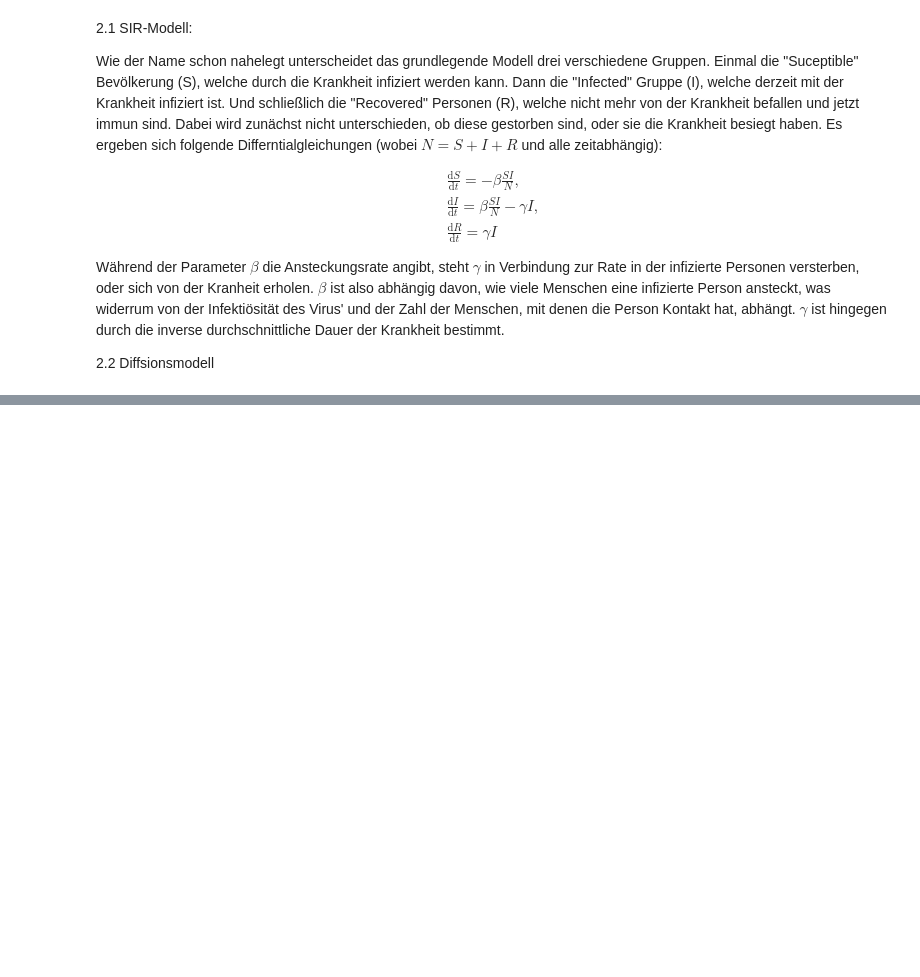
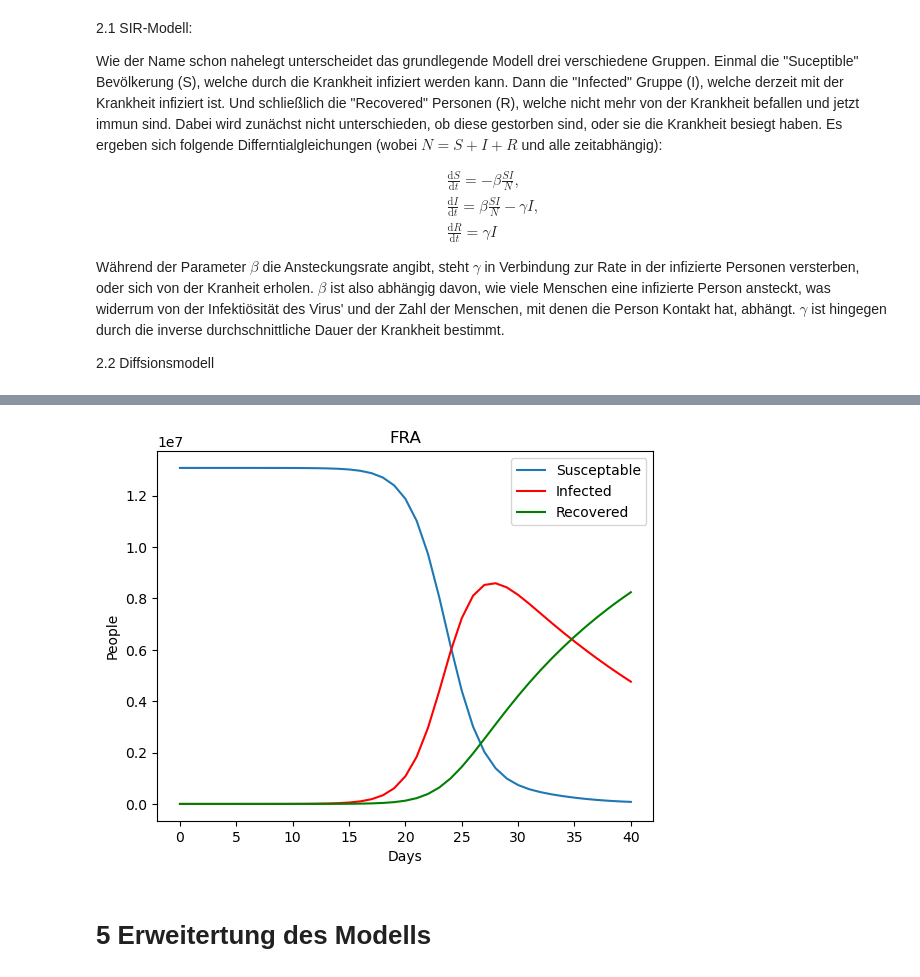
Before and after one commit to LoloSpirit/PlagueInc, a Jupyter notebook: Ausarbeitung_Projekt.ipynb, the cells around one changed output, grey strips where cells are left out. Drawn from its saved outputs; the diff is of its cells as text; code cells hidden in the pictures; blank space fills up the shorter version.

```diff
--- a/Ausarbeitung_Projekt.ipynb
+++ b/Ausarbeitung_Projekt.ipynb
@@ -44,0 +273,34 @@ Während der Parameter $\beta$ die Ansteckungsrate angibt, steht $\gamma$ in Ver
+# %%
+def combined_simulation(beta, gamma, ds, di, dr, days):
+
+    SIR_values = {}
+    for c in cities:
+        SIR_values[c] = []
+    t = [0]
+
+    # add initial state
+    for c in cities.values():
+        SIR_values[c.IATA].append((c.S, c.I, c.R))
+
+    for i in range(days):
+        for c in cities.values():
+            c = step_SIR(c,beta,gamma,1)
+            diff_S, diff_I, diff_R = calculate_travel (c, ds, di, dr, routes_matrix)
+            c.S += diff_S
+            c.I += diff_I
+            c.R += diff_R
+
+            SIR_values[c.IATA].append((c.S, c.I, c.R))
+
+        t.append(i+1)
+    return t, SIR_values
+# %%
+cure_humanity()
+cities['FRA'].infect(5)
+t, SIR_values = combined_simulation(0.7,0.07,0.01,0.01,0.01,40)
+stadt='FRA'
+S, I, R = zip(*SIR_values[stadt])
+
+plot_SIR(stadt, t, S, I, R)
+# %% [output]
+[figure, added]
@@ -44,0 +379,2 @@ Während der Parameter $\beta$ die Ansteckungsrate angibt, steht $\gamma$ in Ver
+# %% [markdown]
+# 5 Erweitertung des Modells
```
Also changed, not shown: parts of 20 cells of this notebook, 2 other files.
